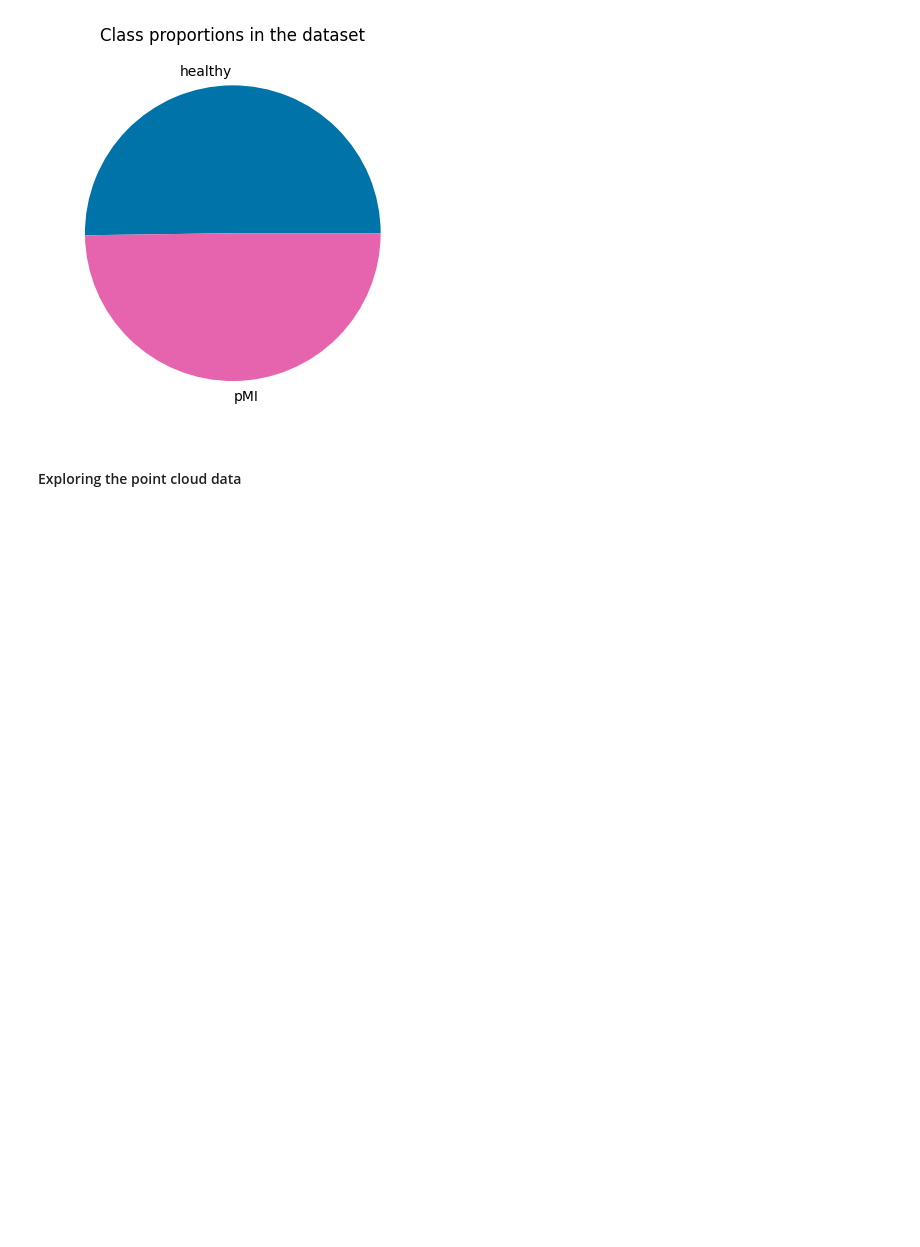
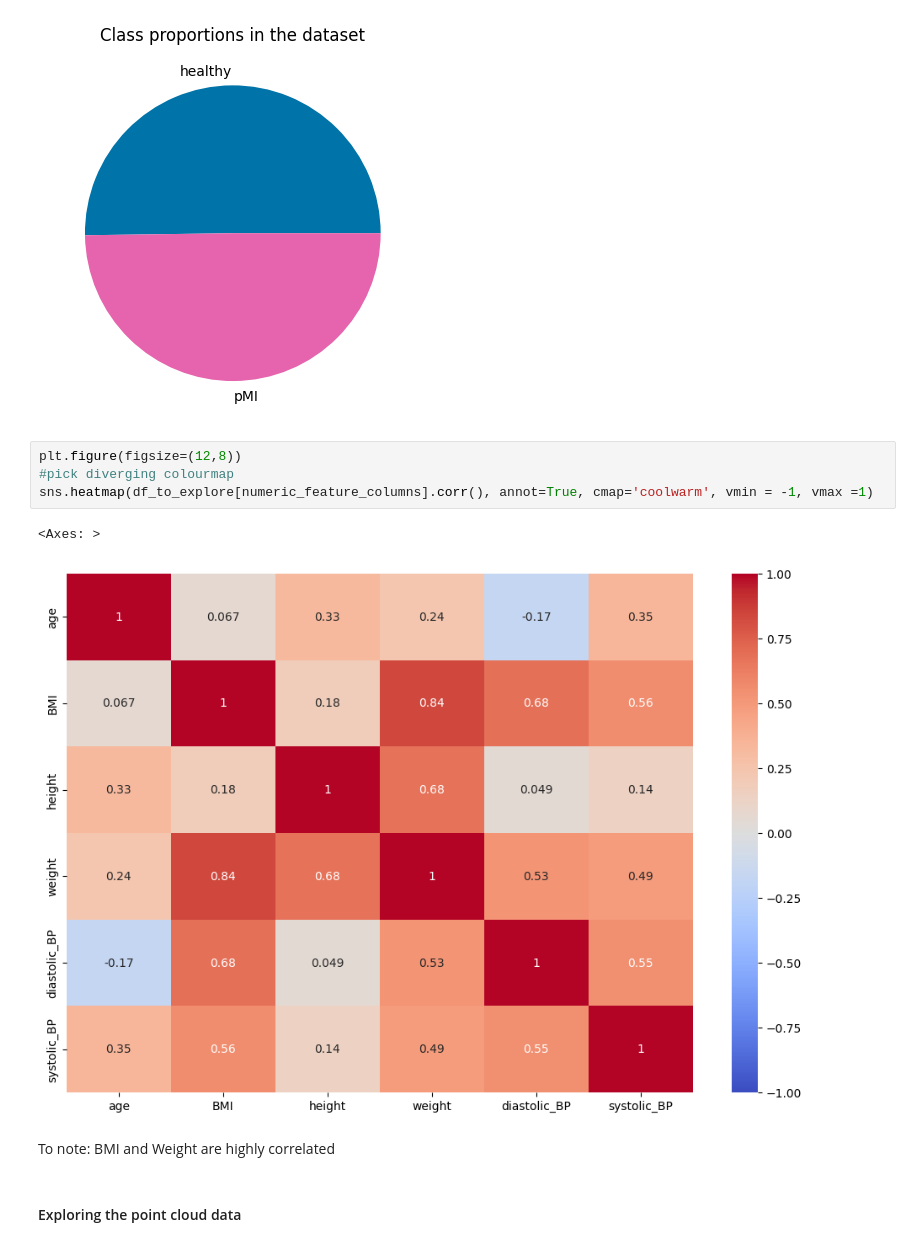
Before and after one commit to emilynurden/myocardial-infarction-predictions, a Jupyter notebook: notebooks:/data_exploration.ipynb, the cells around one changed output. Saved outputs shown, nothing was run; the diff lists cells and outputs as text; blank space fills up the shorter version.

```diff
--- a/notebooks:/data_exploration.ipynb
+++ b/notebooks:/data_exploration.ipynb
@@ -139,5 +201,14 @@ plt.title('Class proportions in the dataset')
 # %% [output]
 Text(0.5, 1.0, 'Class proportions in the dataset')
 [figure]
+# %%
+plt.figure(figsize=(12,8))
+#pick diverging colourmap
+sns.heatmap(df_to_explore[numeric_feature_columns].corr(), annot=True, cmap='coolwarm', vmin = -1, vmax =1)
+# %% [output]
+<Axes: >
+[figure, added]
+# %% [markdown]
+To note: BMI and Weight are highly correlated
 # %% [markdown]
 #### Exploring the point cloud data
```
Also changed, not shown: parts of 5 cells of this notebook, 1 other file.
